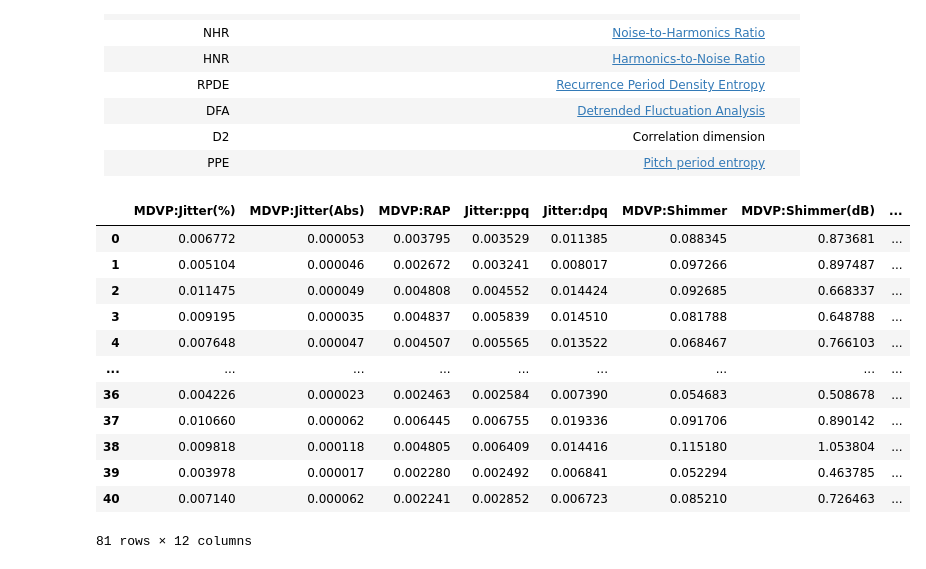
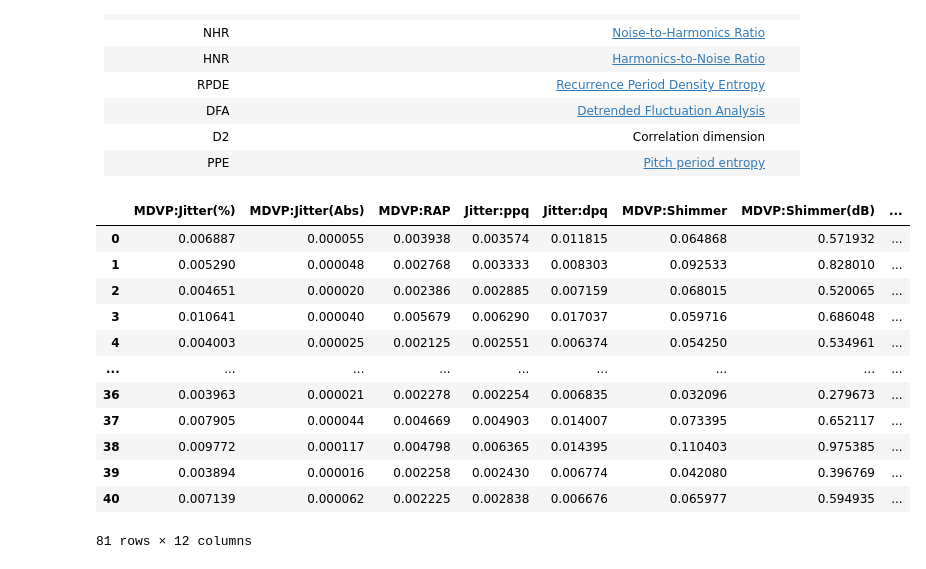
Before and after one commit to WobinWobin/mini-project, a Jupyter notebook: Step1.ipynb, the cells around one changed output. Saved outputs shown, nothing was run; the diff lists cells and outputs as text; code cells hidden in the pictures.

```diff
--- a/Step1.ipynb
+++ b/Step1.ipynb
@@ -51,6 +51,7 @@ def denoise(audio_files): # Takes a list of audio files
 # %%
 def extract_features(audio_file):
     sound = parselmouth.Sound(audio_file)
+    sound.scale_peak(10)
     pitch = sound.to_pitch()
     intensity = sound.to_intensity()
 
@@ -179,49 +187,49 @@ display(HC)
 # %%
 directory = "pd_dataset/HC_AH"
 audio_files = load_audio_files(directory)
-directory = denoise(audio_files) # Get directory of noise_reduced audio files
+# directory = denoise(audio_files) # Get directory of noise_reduced audio files
 
 audio_files = load_audio_files(directory)
 feature_list = []
 for audio_file in tqdm(audio_files):
     features = extract_features(audio_file)
     feature_list.append(features)
 
 HC = pd.DataFrame(feature_list)
 HC['target'] = 0
 # display(HC)
 
 
 
 directory = "pd_dataset/PD_AH"
 audio_files = load_audio_files(directory)
-directory = denoise(audio_files) # Get directory of noise_reduced audio files
+# directory = denoise(audio_files) # Get directory of noise_reduced audio files
 
 audio_files = load_audio_files(directory)
 feature_list = []
 for audio_file in tqdm(audio_files):
     features = extract_features(audio_file)
     feature_list.append(features)
 
 PD = pd.DataFrame(feature_list)
 PD['target'] = 1
 # display(PD)
 
 df = pd.concat([PD, HC])
 df
 # %% [output]
 |  | MDVP:Jitter(%) | MDVP:Jitter(Abs) | MDVP:RAP | Jitter:ppq | Jitter:dpq | MDVP:Shimmer | MDVP:Shimmer(dB) | ... |
-| 0 | 0.006772 | 0.000053 | 0.003795 | 0.003529 | 0.011385 | 0.088345 | 0.873681 | ... |
-| 1 | 0.005104 | 0.000046 | 0.002672 | 0.003241 | 0.008017 | 0.097266 | 0.897487 | ... |
-| 2 | 0.011475 | 0.000049 | 0.004808 | 0.004552 | 0.014424 | 0.092685 | 0.668337 | ... |
-| 3 | 0.009195 | 0.000035 | 0.004837 | 0.005839 | 0.014510 | 0.081788 | 0.648788 | ... |
-| 4 | 0.007648 | 0.000047 | 0.004507 | 0.005565 | 0.013522 | 0.068467 | 0.766103 | ... |
+| 0 | 0.006887 | 0.000055 | 0.003938 | 0.003574 | 0.011815 | 0.064868 | 0.571932 | ... |
+| 1 | 0.005290 | 0.000048 | 0.002768 | 0.003333 | 0.008303 | 0.092533 | 0.828010 | ... |
+| 2 | 0.004651 | 0.000020 | 0.002386 | 0.002885 | 0.007159 | 0.068015 | 0.520065 | ... |
+| 3 | 0.010641 | 0.000040 | 0.005679 | 0.006290 | 0.017037 | 0.059716 | 0.686048 | ... |
+| 4 | 0.004003 | 0.000025 | 0.002125 | 0.002551 | 0.006374 | 0.054250 | 0.534961 | ... |
 | ... | ... | ... | ... | ... | ... | ... | ... | ... |
-| 36 | 0.004226 | 0.000023 | 0.002463 | 0.002584 | 0.007390 | 0.054683 | 0.508678 | ... |
-| 37 | 0.010660 | 0.000062 | 0.006445 | 0.006755 | 0.019336 | 0.091706 | 0.890142 | ... |
-| 38 | 0.009818 | 0.000118 | 0.004805 | 0.006409 | 0.014416 | 0.115180 | 1.053804 | ... |
-| 39 | 0.003978 | 0.000017 | 0.002280 | 0.002492 | 0.006841 | 0.052294 | 0.463785 | ... |
-| 40 | 0.007140 | 0.000062 | 0.002241 | 0.002852 | 0.006723 | 0.085210 | 0.726463 | ... |
+| 36 | 0.003963 | 0.000021 | 0.002278 | 0.002254 | 0.006835 | 0.032096 | 0.279673 | ... |
+| 37 | 0.007905 | 0.000044 | 0.004669 | 0.004903 | 0.014007 | 0.073395 | 0.652117 | ... |
+| 38 | 0.009772 | 0.000117 | 0.004798 | 0.006365 | 0.014395 | 0.110403 | 0.975385 | ... |
+| 39 | 0.003894 | 0.000016 | 0.002258 | 0.002430 | 0.006774 | 0.042080 | 0.396769 | ... |
+| 40 | 0.007139 | 0.000062 | 0.002225 | 0.002838 | 0.006676 | 0.065977 | 0.594935 | ... |
 81 rows × 12 columns
 # %%
 from sklearn.model_selection import train_test_split
```
Also changed, not shown: parts of 8 cells of this notebook, 2 other files.
